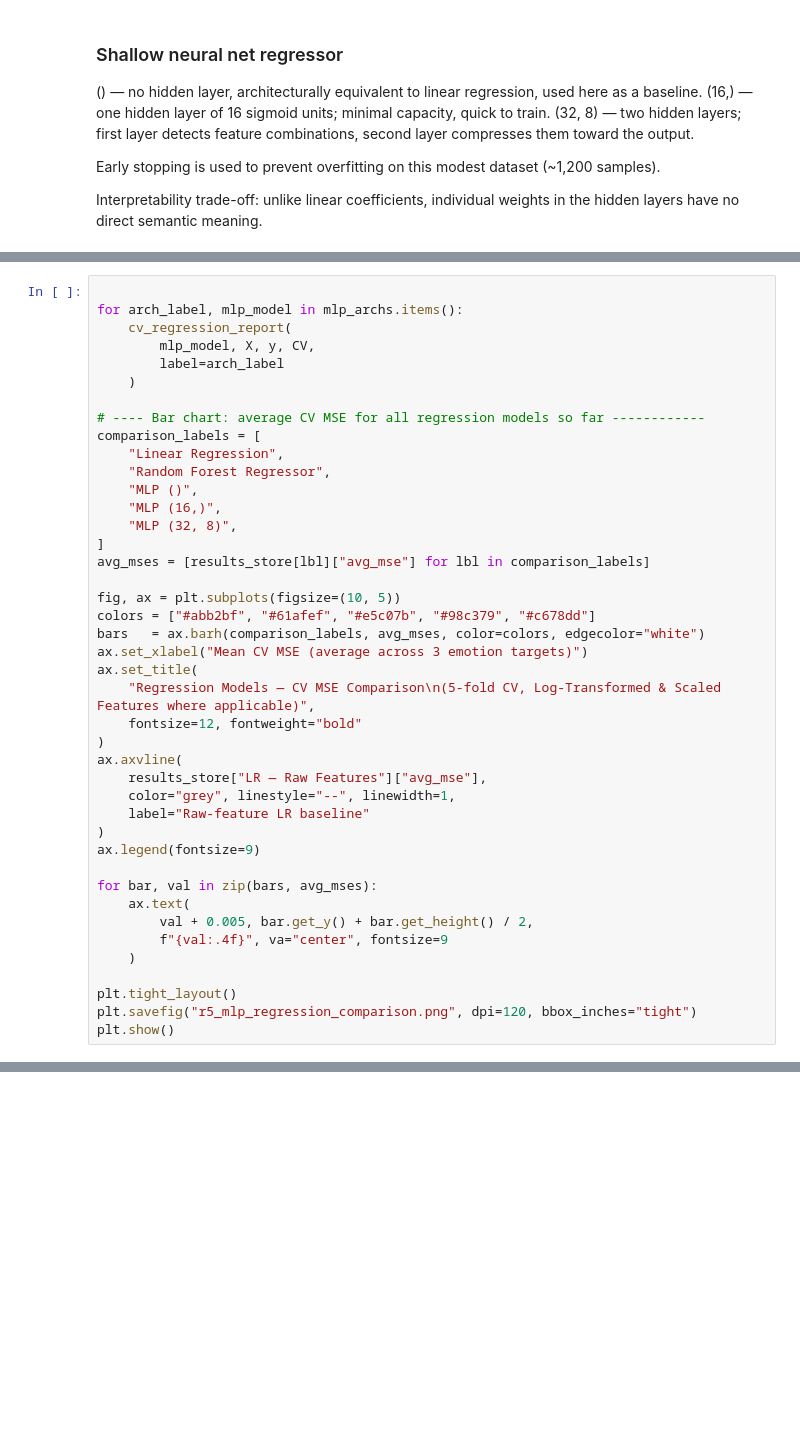
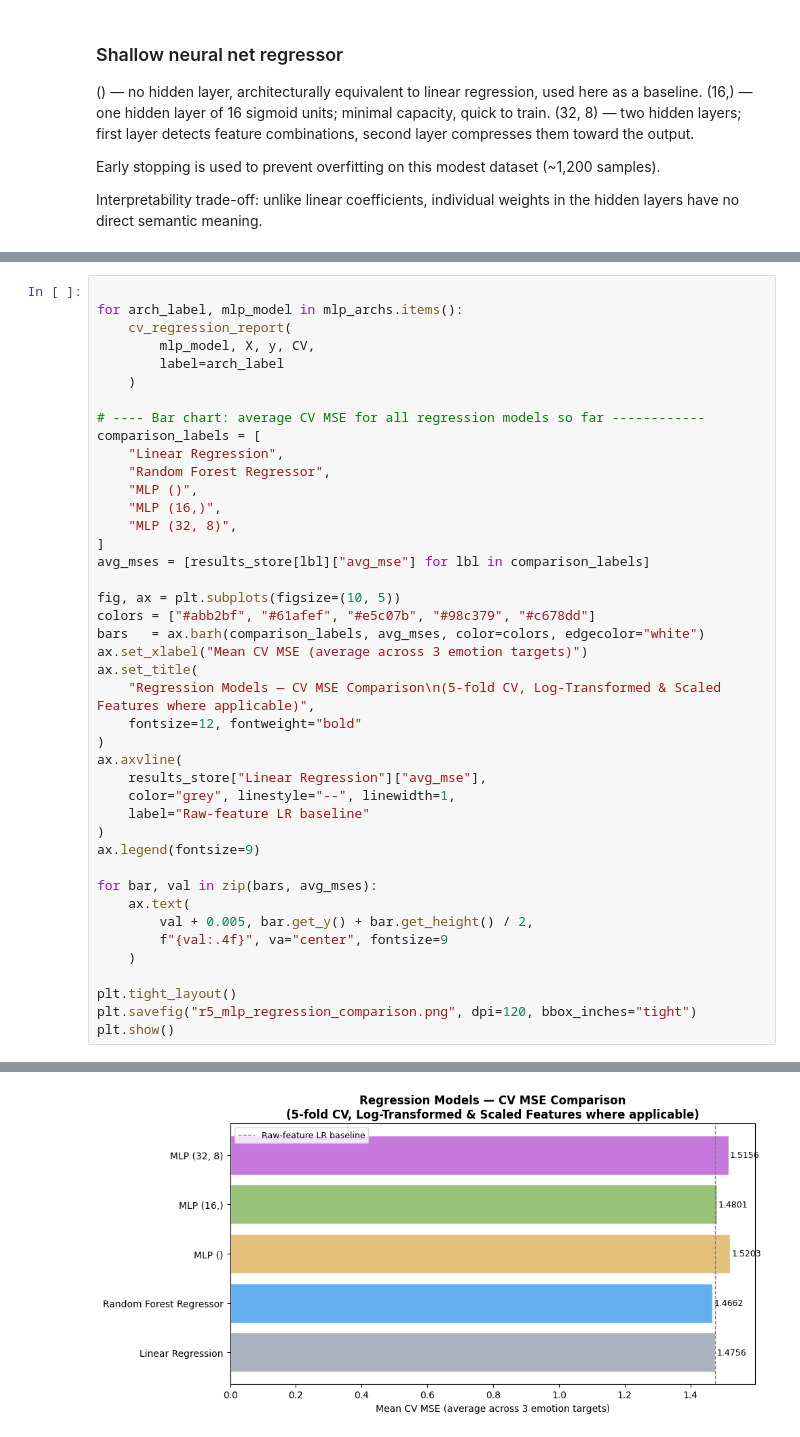
Before and after one commit to Speeb04/JSC270-Final-Project, a Jupyter notebook: final_modelling.ipynb, the cells around one changed output, grey strips where cells are left out. Cells and saved outputs as stored; diff of their text form; blank space fills up the shorter version.

```diff
--- a/final_modelling.ipynb
+++ b/final_modelling.ipynb
@@ -823,7 +840,7 @@ ax.set_title(
     fontsize=12, fontweight="bold"
 )
 ax.axvline(
-    results_store["LR — Raw Features"]["avg_mse"],
+    results_store["Linear Regression"]["avg_mse"],
     color="grey", linestyle="--", linewidth=1,
     label="Raw-feature LR baseline"
 )
@@ -838,3 +855,4 @@ for bar, val in zip(bars, avg_mses):
 plt.tight_layout()
 plt.savefig("r5_mlp_regression_comparison.png", dpi=120, bbox_inches="tight")
 plt.show()
+# %% [output]
@@ -840,0 +876 @@ plt.show()
+[figure, added]
```
Also changed, not shown: parts of 10 cells of this notebook.
